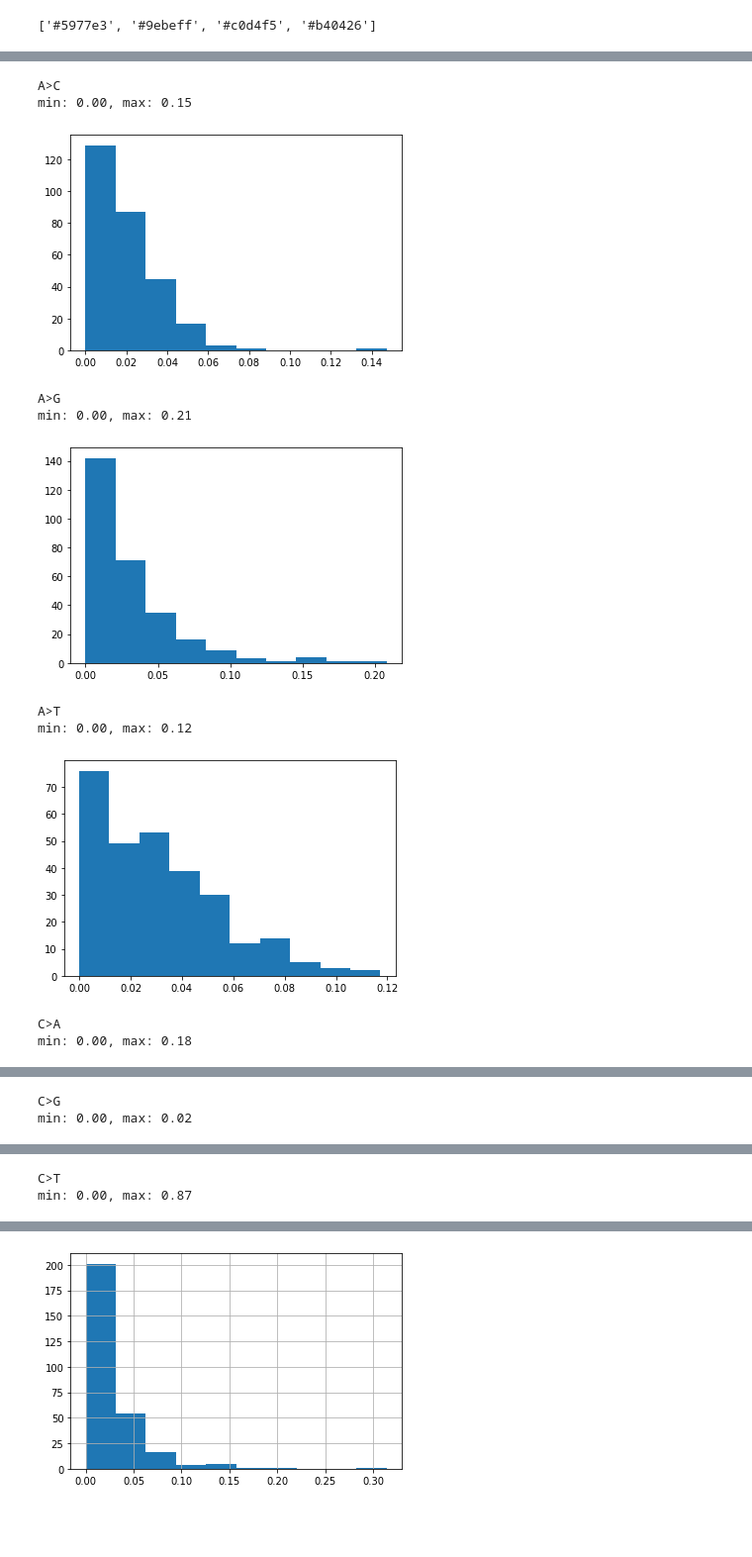
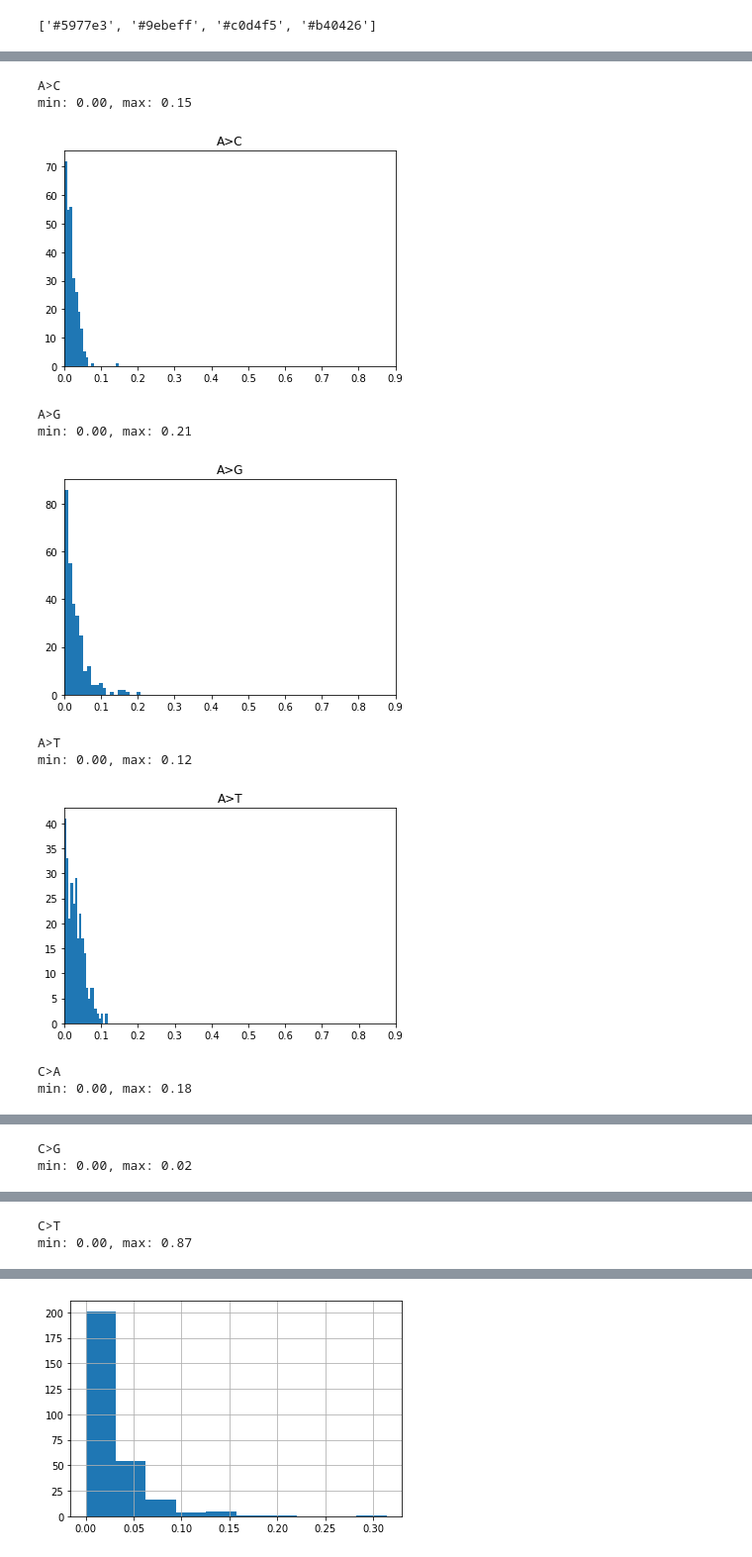
Before and after one commit to mitoclub/PyMutSpec, a Jupyter notebook: notebooks/mut_extraction_nematoda.ipynb, the cells around one changed output, grey strips where cells are left out. Shown: that part at 99% size. Cells and saved outputs as stored; diff of their text form; code cells hidden in the pictures; blank space fills up the shorter version.

```diff
--- a/notebooks/mut_extraction_nematoda.ipynb
+++ b/notebooks/mut_extraction_nematoda.ipynb
@@ -315,7 +314,9 @@ def prepare_css_map(mutspec: pd.DataFrame, filename: str, sbs="C>T", cm=plt.cm.c
 
     handle = open(filename, "w")
     print(f"min: {ms.MutSpec.min():.2f}, max: {ms.MutSpec.max():.2f}")
-    plt.hist(ms["MutSpec"])
+    plt.hist(ms["MutSpec"], bins=20)
+    plt.xlim(0, 0.9)
+    plt.title(sbs)
     plt.show()
     colors = cm(ms["MutSpec"].values + appendix)
     for c, node in zip(colors, ms["AltNode"].values):
@@ -326,16 +343,16 @@ def prepare_css_map(mutspec: pd.DataFrame, filename: str, sbs="C>T", cm=plt.cm.c
 # %%
 for sbs in possible_sbs12:
     print(sbs)
-    prepare_css_map(edge_mutspec_syn, f"../data/share/{sbs}.css.map", sbs, plt.cm.YlOrRd)
+    prepare_css_map(edge_mutspec_syn, f"../data/share/nematoda/trees/style/{sbs}.css.map", sbs, plt.cm.YlOrRd)
 # %% [output]
 A>C
 min: 0.00, max: 0.15
-[figure, old version]
+[figure, new version]
 A>G
 min: 0.00, max: 0.21
-[figure, old version]
+[figure, new version]
 A>T
 min: 0.00, max: 0.12
-[figure, old version]
+[figure, new version]
 C>A
 min: 0.00, max: 0.18
```
Also changed, not shown: parts of 15 cells of this notebook, 34 other files.
